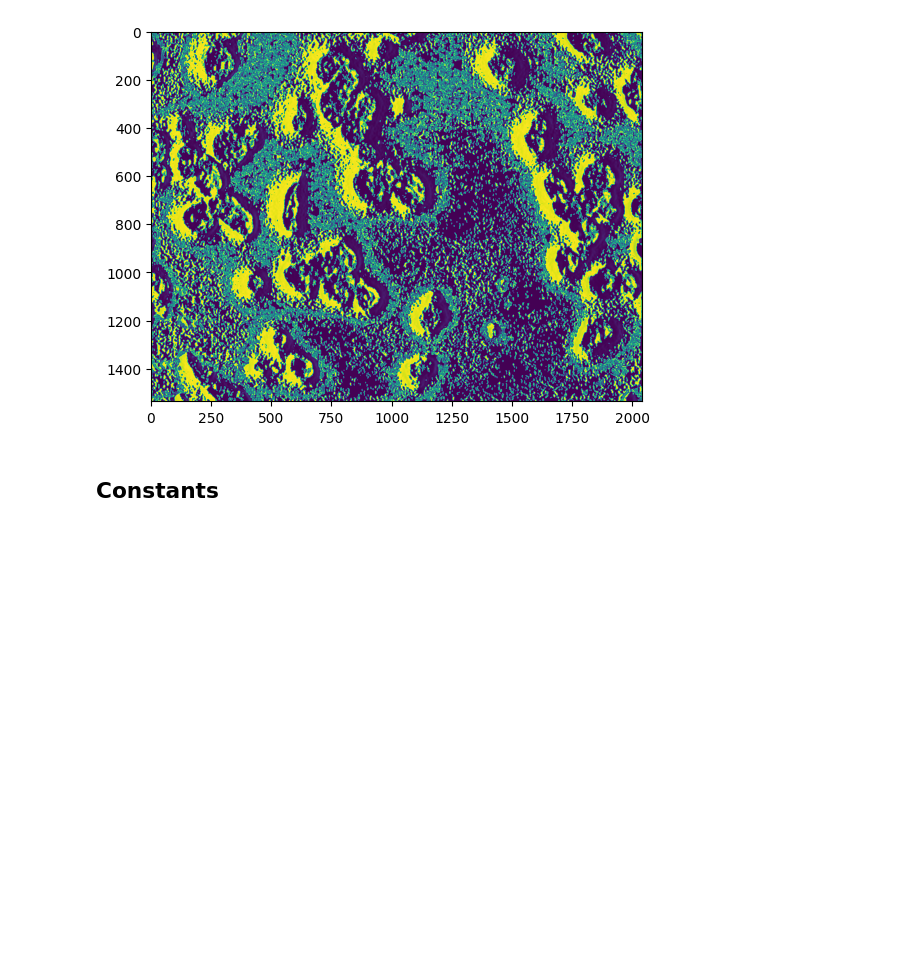
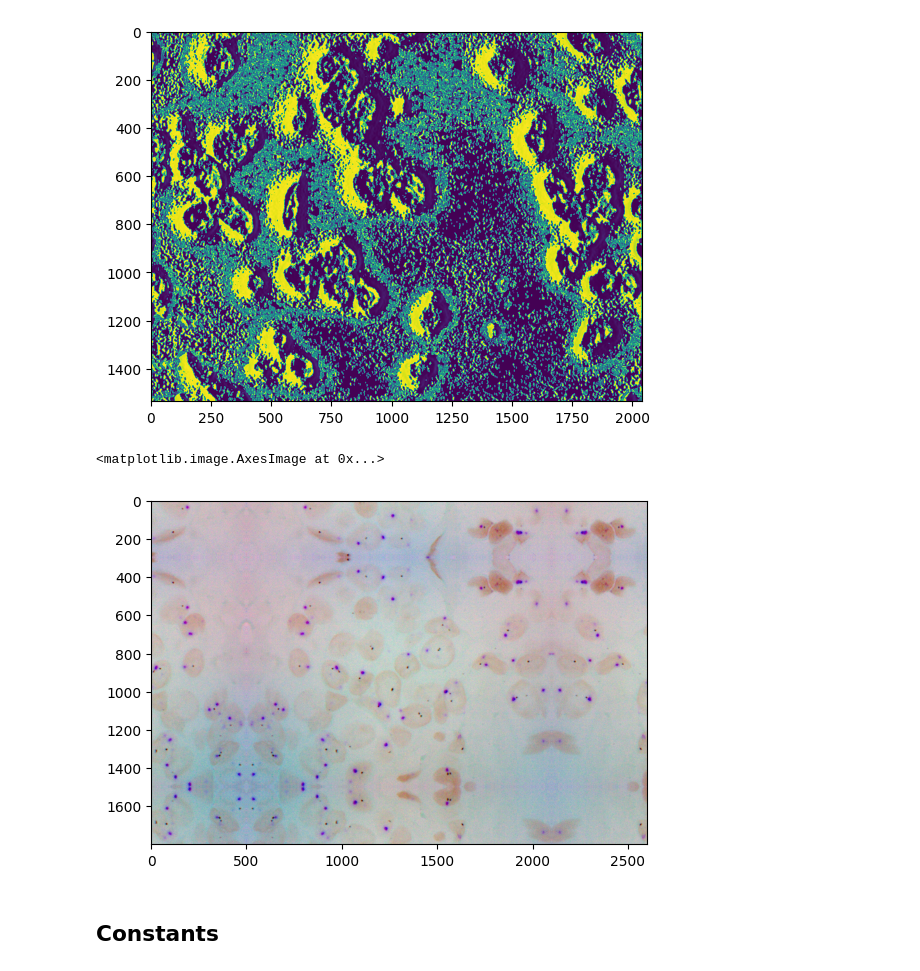
Before and after one commit to tadeohepperle/advanced_bioimage_programming, a Jupyter notebook: bioimage_programming_final_project/index.ipynb, the cells around one changed output. Cells and saved outputs as stored; diff of their text form; code cells hidden in the pictures; blank space fills up the shorter version.

```diff
--- a/bioimage_programming_final_project/index.ipynb
+++ b/bioimage_programming_final_project/index.ipynb
@@ -43,5 +44,33 @@ for path in ["output/images/1.jpg", "output/images/2.jpg", "output/images/3.jpg"
 [figure]
 [figure]
 [figure]
+# %%
+def apply_mirror_padding(img: cv.Mat, size: Tuple[int, int]) -> cv.Mat:
+     """
+     img: should be 3 dimensional
+     size: extension in pixels in (y,x) directions
+     """
+
+     (h,w) = img.shape[0], img.shape[1]
+     (y,x) = size
+     newimg = np.zeros((h + 2*y, w + 2 *x, img.shape[2]), dtype = np.uint8)
+     newimg[y:h+y,x:w+x,:] = img[:,:,:]
+     newimg[0:y,0:x,:] = np.flip(np.flip(img[0:y,0:x,:], axis=1),axis=0)
+     newimg[h+y:,0:x,:] = np.flip(np.flip(img[h-y:,0:x,:], axis=1),axis=0)
+     newimg[0:y,w+x:,:] = np.flip(np.flip(img[0:y,w-x:,:], axis=1),axis=0)
+     newimg[h+y:,w+x:,:] = np.flip(np.flip(img[h-y:,w-x:,:], axis=1),axis=0)
+
+     newimg[0:y,x:w+x,:] = np.flip(img[0:y,:,:], axis=0)
+     newimg[y+h:,x:w+x,:] = np.flip(img[h-y:,:,:], axis=0)
+     newimg[y:h+y,0:x,:] = np.flip(img[:,0:x,:], axis=1)
+     newimg[y:h+y,w+x:,:] = np.flip(img[:,w-x:,:], axis=1)
+     return newimg
+
+im = cv.imread("output/images/1.jpg")
+im = apply_mirror_padding(im, (300,500))
+plt.imshow(im)
+# %% [output]
+<matplotlib.image.AxesImage at 0x...>
+[figure, added]
 # %% [markdown]
 ## Constants
```
Also changed, not shown: parts of 13 cells of this notebook, 7 other files.
